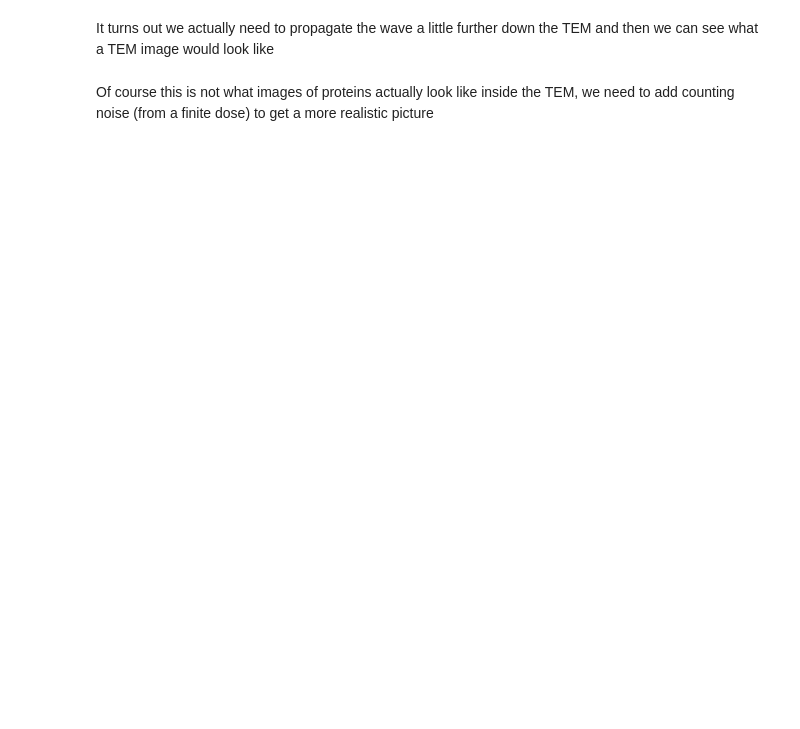
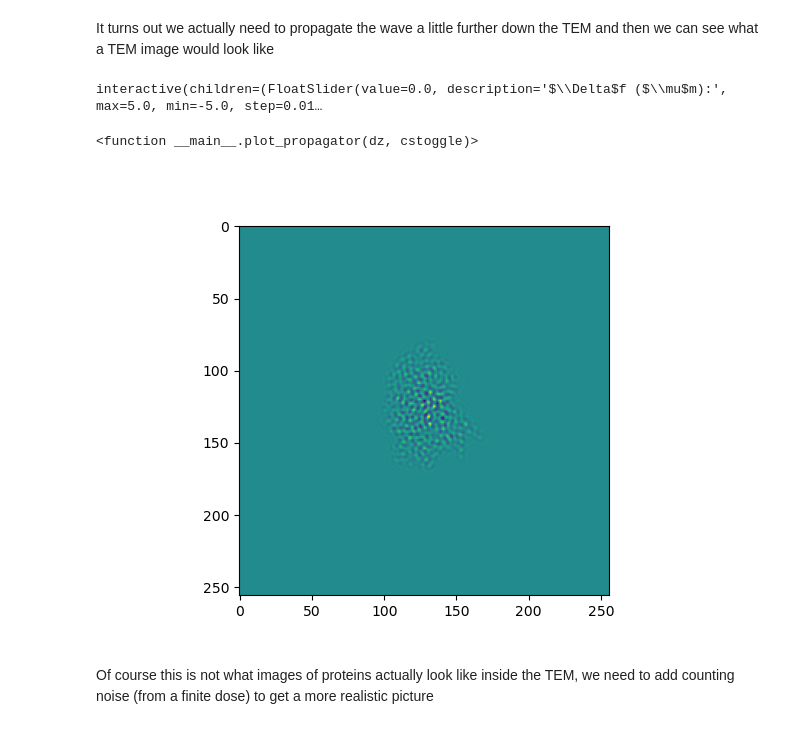
Before and after one commit to HamishGBrown/Cryo_EM_theory, a Jupyter notebook: 01 - Image formation.ipynb, the cells around one changed output. Drawn from its saved outputs; the diff is of its cells as text; code cells hidden in the pictures; blank space fills up the shorter version.

```diff
--- a/01 - Image formation.ipynb
+++ b/01 - Image formation.ipynb
@@ -62,35 +67,44 @@ It turns out we actually need to propagate the wave a little further down the TE
 import ipywidgets as widgets
 # for creating a responsive plot
 from ipywidgets import interact, interactive, fixed, interact_manual
 %matplotlib widget
 from functions import make_contrast_transfer_function as ctf
 
 fig,ax = plt.subplots()
+pixels = 256
+# Project protein
+proj = np.mean(volume,axis=0)
 
-im = ax.imshow(np.zeros((512,512)),vmin=0.8,vmax=1.2)
+wavefunction = 1*np.exp(1j*proj)
+wavefunction = crop(wavefunction,[pixels,pixels])
+im = ax.imshow(np.zeros((pixels,pixels)),vmin=0.8,vmax=1.2)
 
-pixels = volume.shape[0]
 size = psize*pixels
 
 def plot_propagator(dz,cstoggle):
     """Function to plot the propagator"""
     gaussian = Gaussian(1,[pixels,pixels],[size,size])
     if cstoggle:
         propagator = ctf([pixels,pixels],[size,size],eV,df=dz*1e4,aberrations=cs(2.7))
     else:
         propagator = ctf([pixels,pixels],[size,size],eV,df=dz*1e4,aberrations=[])
+
     img = np.abs(np.fft.ifft2(np.fft.fft2(wavefunction)*propagator*np.fft.fft2(gaussian)))**2
 #     im.set_data(img)
 #     img  = np.angle(propagator)
     im.set_data(img)
     im.set_clim(vmin=img.min(),vmax=img.max())
 
 
 interact(plot_propagator, dz = widgets.FloatSlider(value=0.0,
                                                min=-5,
                                                max=5,
                                                step=0.01,description='$\\Delta$f ($\\mu$m):', readout_format='.2f'),
          cstoggle = widgets.Checkbox(value=True,description='Cs On'))
+# %% [output]
+interactive(children=(FloatSlider(value=0.0, description='$\\Delta$f ($\\mu$m):', max=5.0, min=-5.0, step=0.01…
+<function __main__.plot_propagator(dz, cstoggle)>
+[figure, added]
 # %% [markdown]
 Of course this is not what images of proteins actually look like inside the TEM, we need to add counting noise (from a finite dose) to get a more realistic picture
 # %%
```
Also changed, not shown: parts of 13 cells of this notebook, 2 other files.
